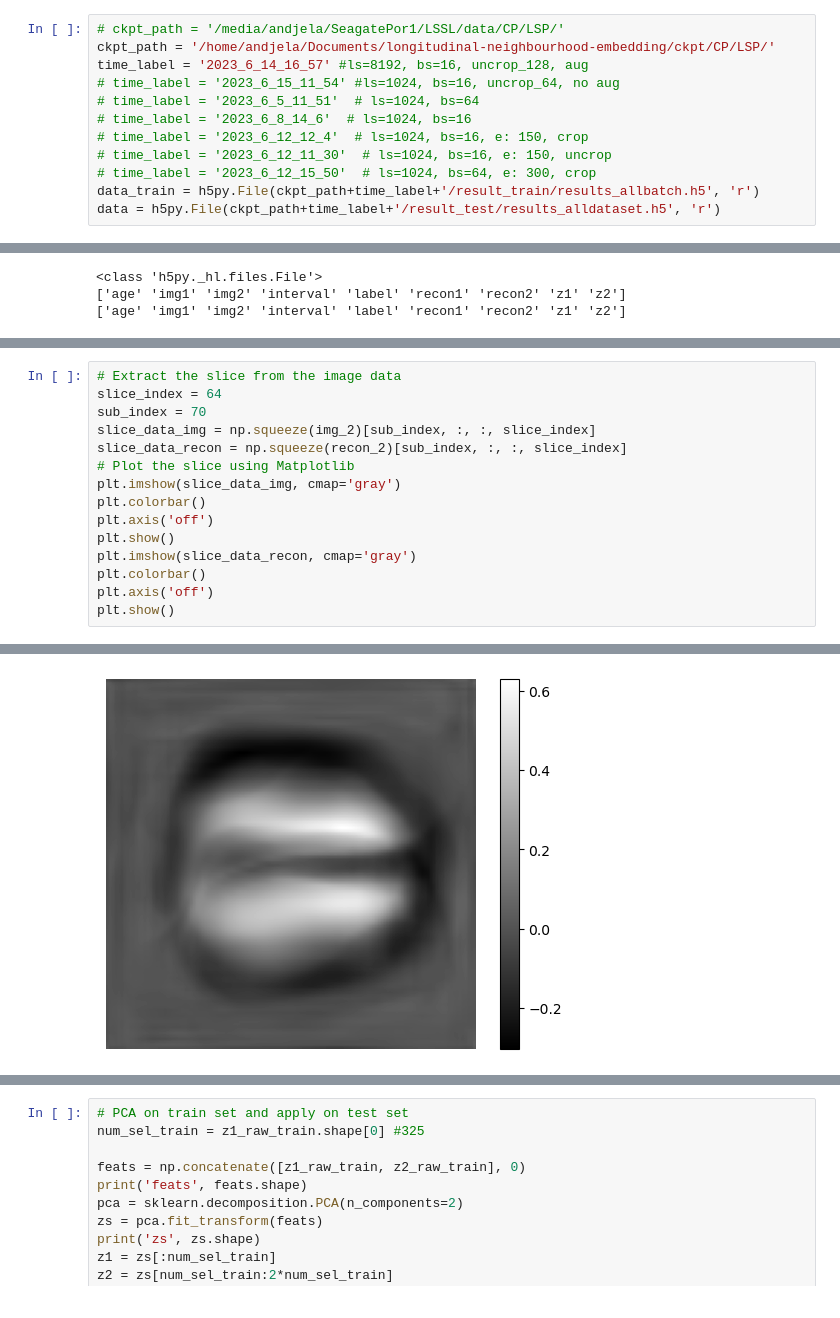
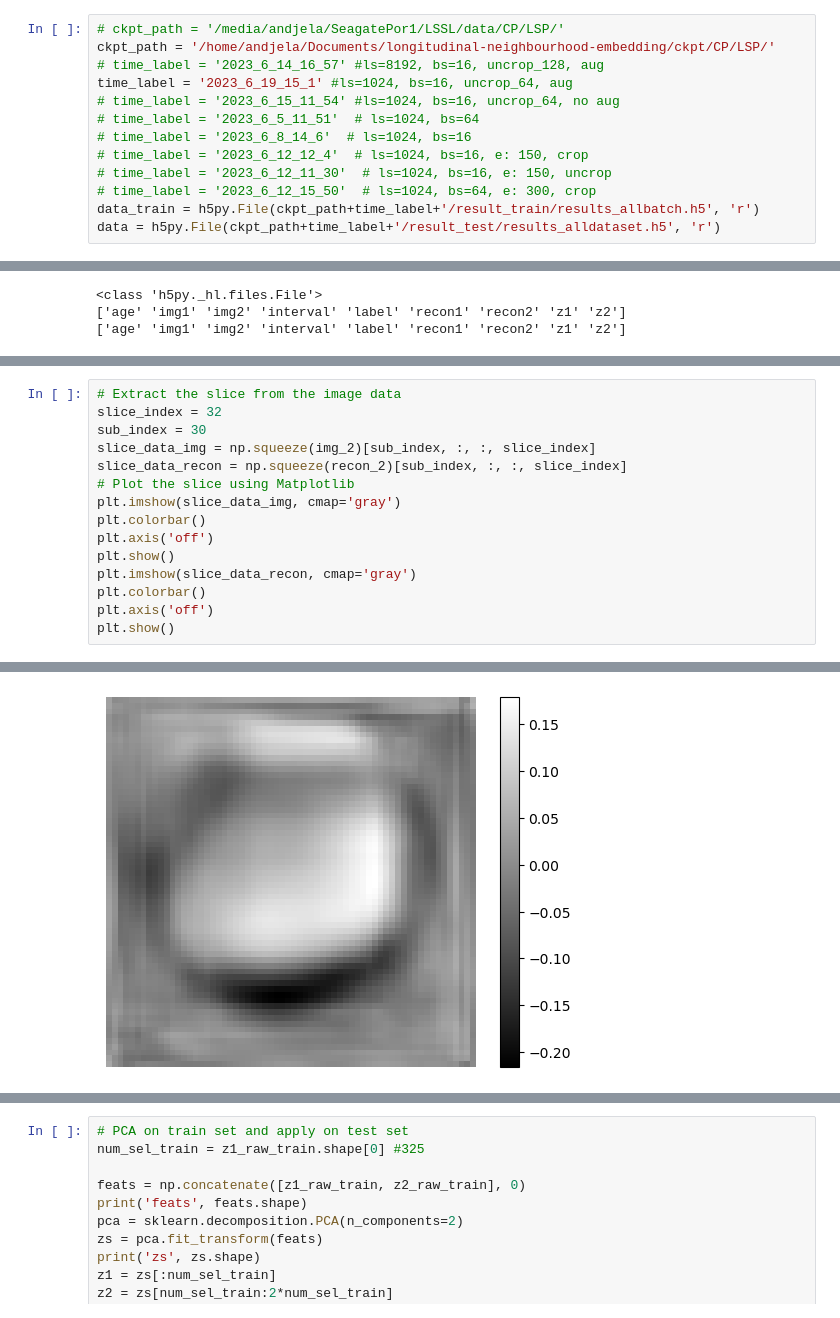
Before and after one commit to Andjelaaaa/longitudinal-neighbourhood-embedding, a Jupyter notebook: src/visualization.ipynb, the cells around one changed output, grey strips where cells are left out. Cells and saved outputs as stored; diff of their text form.

```diff
--- a/src/visualization.ipynb
+++ b/src/visualization.ipynb
@@ -180,7 +180,8 @@ val (38, 5)
 # %%
 # ckpt_path = '/media/andjela/SeagatePor1/LSSL/data/CP/LSP/'
 ckpt_path = '/home/andjela/Documents/longitudinal-neighbourhood-embedding/ckpt/CP/LSP/'
-time_label = '2023_6_14_16_57' #ls=8192, bs=16, uncrop_128, aug
+# time_label = '2023_6_14_16_57' #ls=8192, bs=16, uncrop_128, aug
+time_label = '2023_6_19_15_1' #ls=1024, bs=16, uncrop_64, aug
 # time_label = '2023_6_15_11_54' #ls=1024, bs=16, uncrop_64, no aug
 # time_label = '2023_6_5_11_51'  # ls=1024, bs=64
 # time_label = '2023_6_8_14_6'  # ls=1024, bs=16
@@ -241,7 +242,7 @@ plt.show()
 # %%
 # Extract the slice from the image data
-slice_index = 64
-sub_index = 70
+slice_index = 32
+sub_index = 30
 slice_data_img = np.squeeze(img_2)[sub_index, :, :, slice_index]
 slice_data_recon = np.squeeze(recon_2)[sub_index, :, :, slice_index]
 # Plot the slice using Matplotlib
@@ -258,4 +259,4 @@ plt.show()
-[figure, old version]
+[figure, new version]
 # %%
 # label_raw = np.array(data['label']).astype(int)
 # label_raw = (label_raw > 0).astype(int)
```
Also changed, not shown: parts of 15 cells of this notebook, 4 other files.
